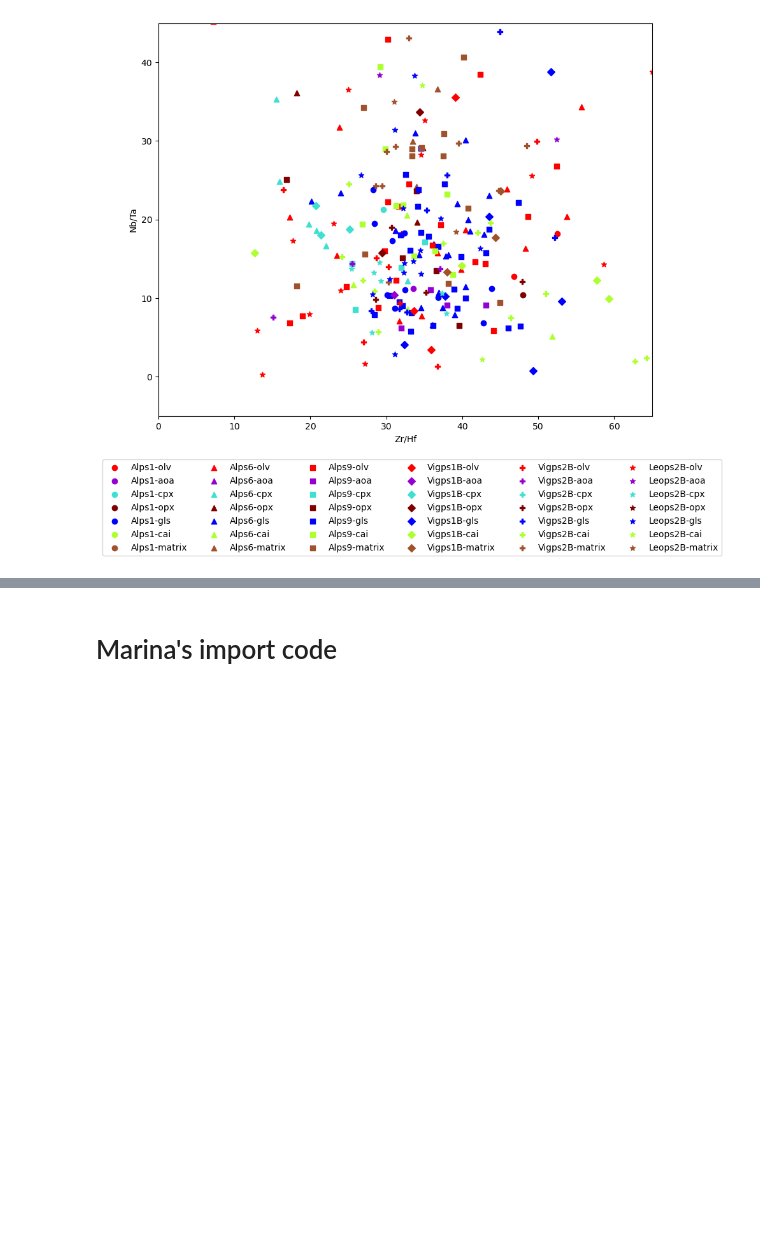
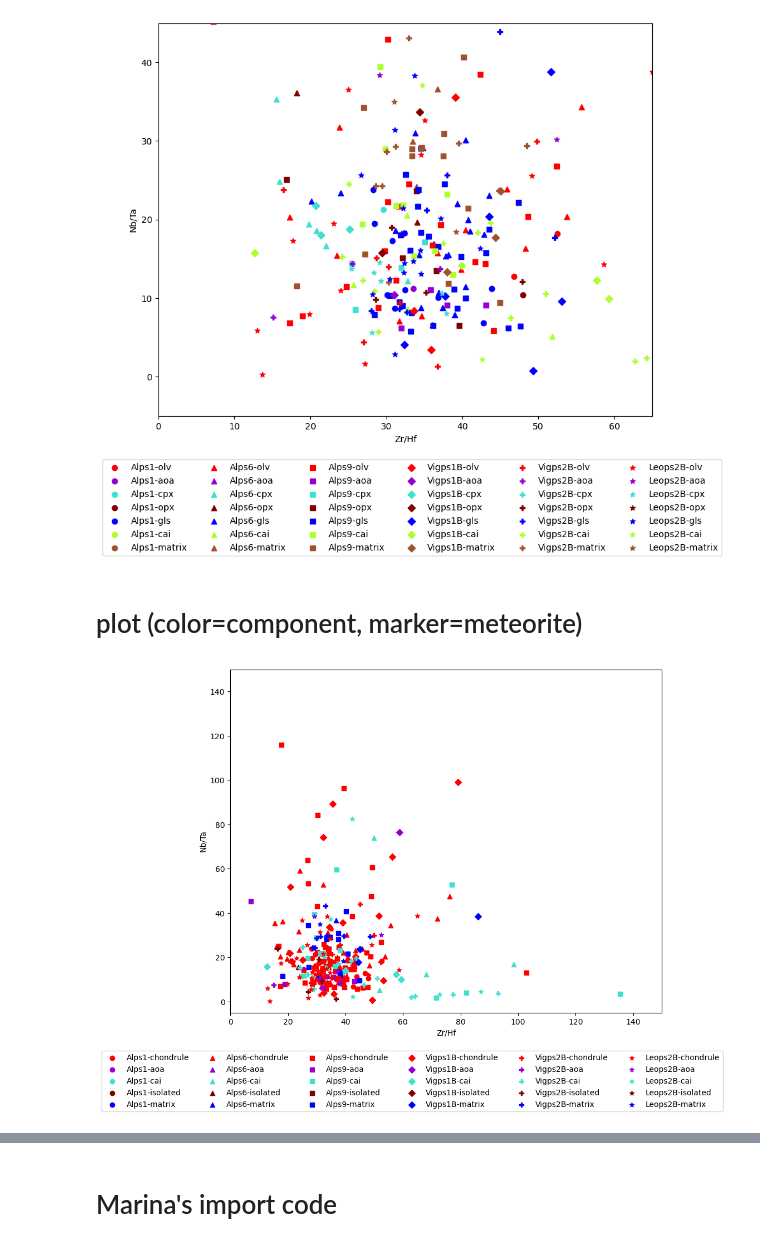
Before and after one commit to JGCAITLIN/HFSE, a Jupyter notebook: prelim_plotting.ipynb, the cells around one changed output, grey strips where cells are left out. Saved outputs shown, nothing was run; the diff lists cells and outputs as text; code cells hidden in the pictures; blank space fills up the shorter version.

Commit message:
added by_component feature to function. more plotting

```diff
--- a/prelim_plotting.ipynb
+++ b/prelim_plotting.ipynb
@@ -309,3 +330,49 @@ for met in meteorites:
 ax.legend(bbox_to_anchor=(1.15, -0.1), ncols=6);
 # %% [output]
 [figure]
+# %% [markdown]
+# plot (color=component, marker=meteorite)
+# %%
+#plotting
+
+#what I want to look at:
+meteorites = ['Alps1', 'Alps6', 'Alps9', 'Vigps1B', 'Vigps2B', 'Leops2B']
+components = ['chondrule', 'aoa', 'cai', 'isolated_olv', 'matrix']
+
+#arrays for plotting
+met_shape = ['o', '^', 's', 'D', 'P', '*']
+cmp_color = ['blue', 'darkviolet', 'turquoise', 'red', 'maroon']
+
+#setting up plot
+fig, ax = plt.subplots(figsize=(10, 8))
+ax.set_xlabel('Zr/Hf')
+ax.set_ylabel('Nb/Ta')
+ax.set_xlim([0, 150])
+ax.set_ylim([-5, 150])
+
+#plotting loop
+met_i = 0
+for met in meteorites:
+    cmp_i = 0
+    for cmp in components:
+
+        #grabbing data
+        d2019_zrhf = sub_df(data_2019, meteorite=met, comp=cmp, element='Zr/Hf', array='on')
+        d2019_nbta = sub_df(data_2019, meteorite=met, comp=cmp, element='Nb/Ta', array='on')
+
+        if cmp == 'isolated_olv':
+            cmp='isolated'
+
+        d2022_zrhf = sub_df(data_2022, meteorite=met, comp=cmp, element='Zr/Hf', array='on')
+        d2022_nbta = sub_df(data_2022, meteorite=met, comp=cmp, element='Nb/Ta', array='on')
+
+        #plotting
+        ax.scatter(d2019_zrhf, d2019_nbta, color=phs_color[cmp_i], marker=met_shape[met_i], label=met+'-'+cmp)
+        ax.scatter(d2022_zrhf, d2022_nbta, color=phs_color[cmp_i], marker=met_shape[met_i])
+
+        cmp_i+=1
+    met_i+=1
+
+ax.legend(bbox_to_anchor=(1.15, -0.1), ncols=6);
+# %% [output]
+[figure, added]
```
Also changed, not shown: parts of 10 cells of this notebook.
